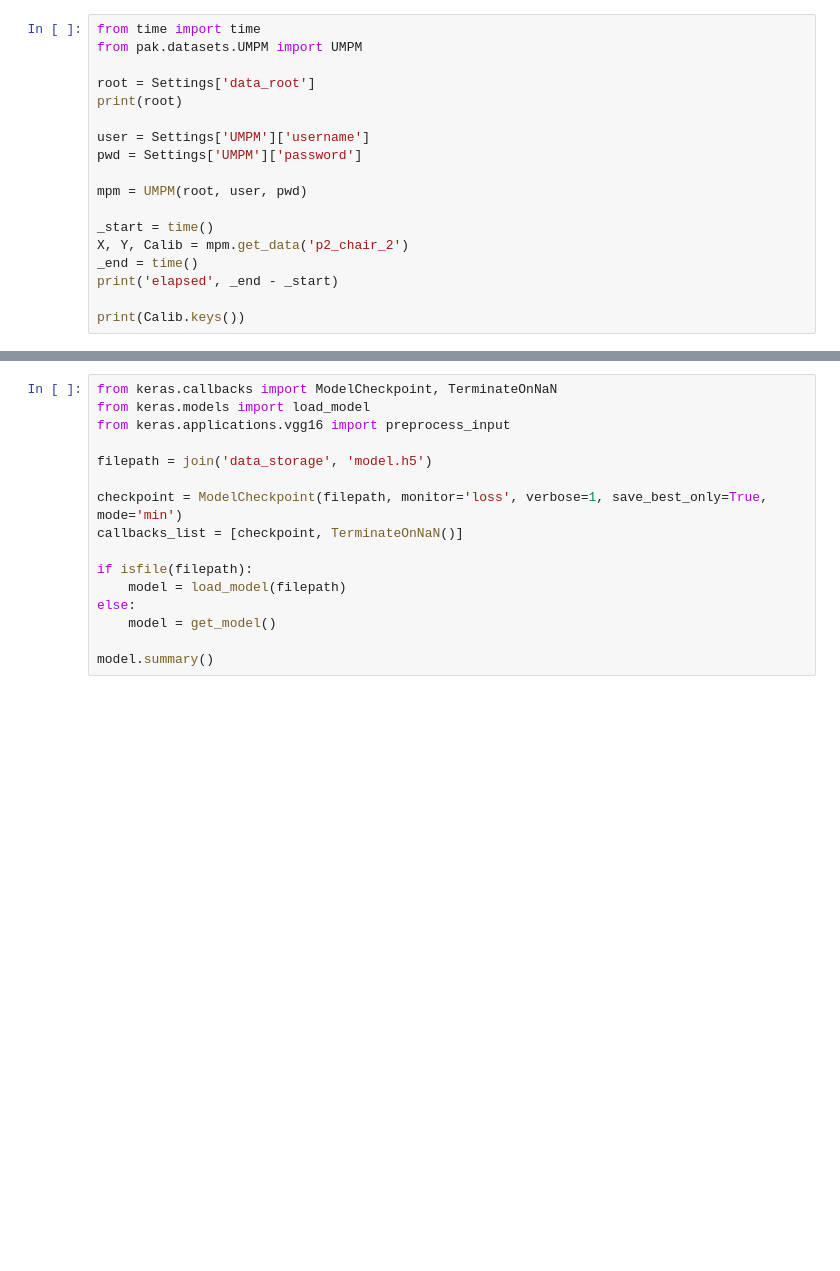
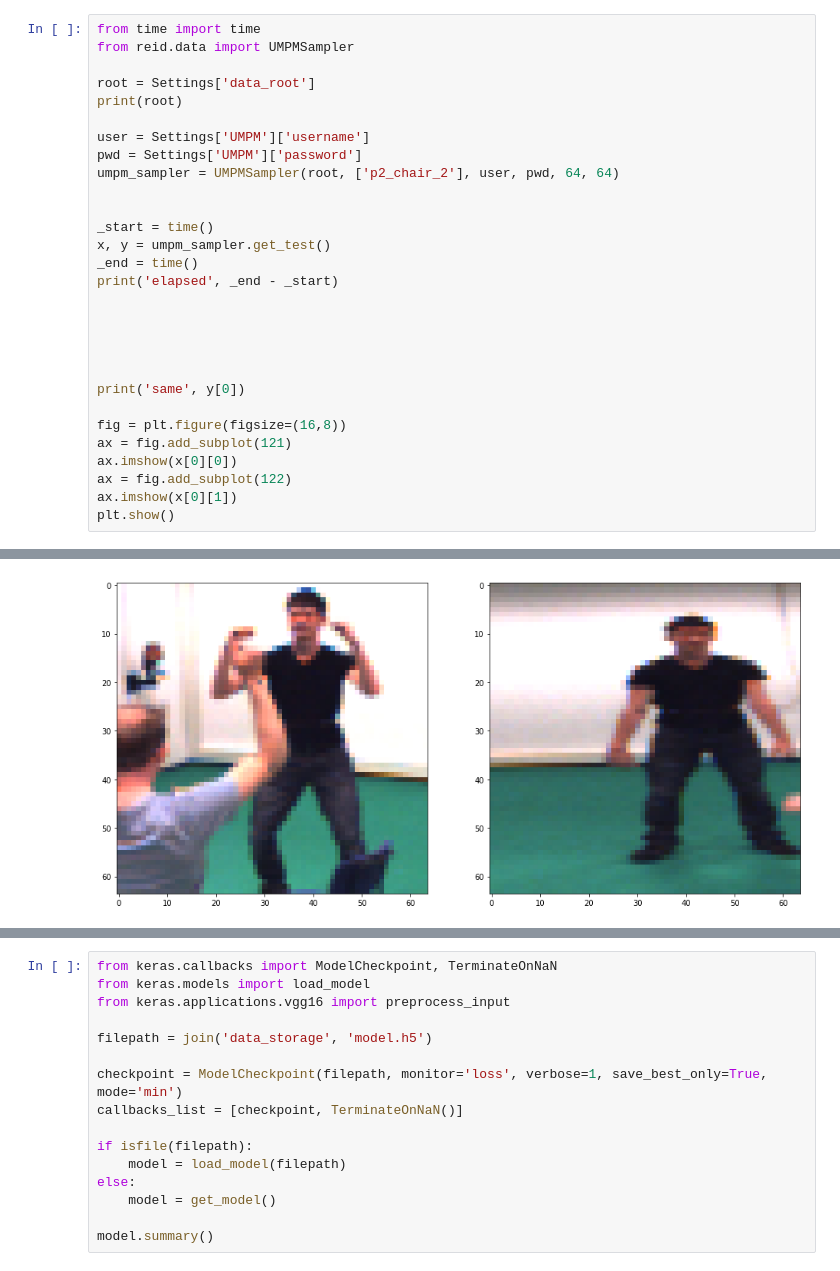
Before and after one commit to jutanke/person_reid, a Jupyter notebook: train.ipynb, the cells around one changed output, grey strips where cells are left out. Drawn from its saved outputs; the diff is of its cells as text; blank space fills up the shorter version.

```diff
--- a/train.ipynb
+++ b/train.ipynb
@@ -50,21 +50,32 @@ is same: [0 1]
 # %%
 from time import time
-from pak.datasets.UMPM import UMPM
+from reid.data import UMPMSampler
 
 root = Settings['data_root']
 print(root)
 
 user = Settings['UMPM']['username']
 pwd = Settings['UMPM']['password']
+umpm_sampler = UMPMSampler(root, ['p2_chair_2'], user, pwd, 64, 64)
 
-mpm = UMPM(root, user, pwd)
 
 _start = time()
-X, Y, Calib = mpm.get_data('p2_chair_2')
+x, y = umpm_sampler.get_test()
 _end = time()
 print('elapsed', _end - _start)
 
-print(Calib.keys())
+
+
+
+
+print('same', y[0])
+
+fig = plt.figure(figsize=(16,8))
+ax = fig.add_subplot(121)
+ax.imshow(x[0][0])
+ax = fig.add_subplot(122)
+ax.imshow(x[0][1])
+plt.show()
 # %% [output]
 /storage/DATA/pak
 UMPM
@@ -72,0 +84 @@ dict_keys(['l', 'r', 's', 'f'])
+[figure, added]
```
Also changed, not shown: parts of 3 cells of this notebook, 1 other file.
